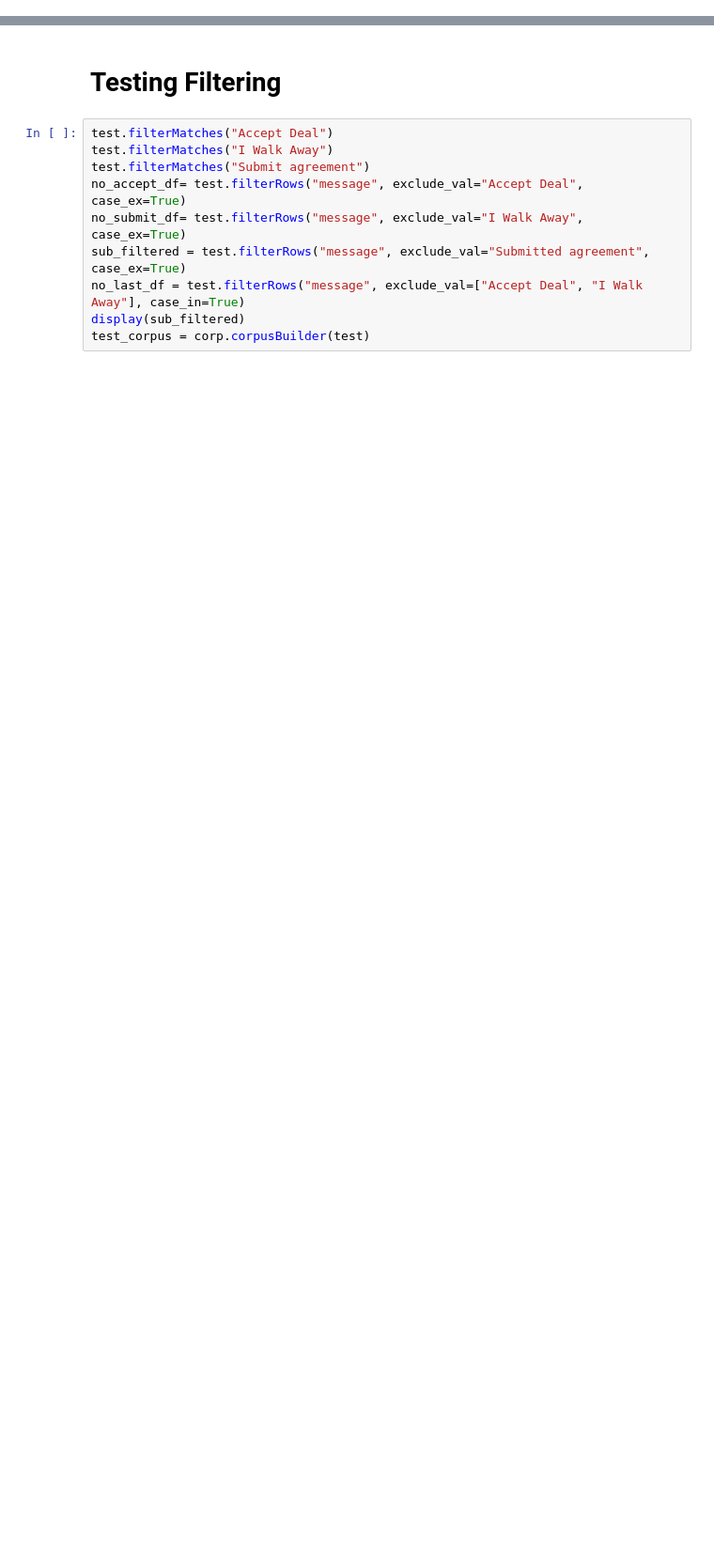
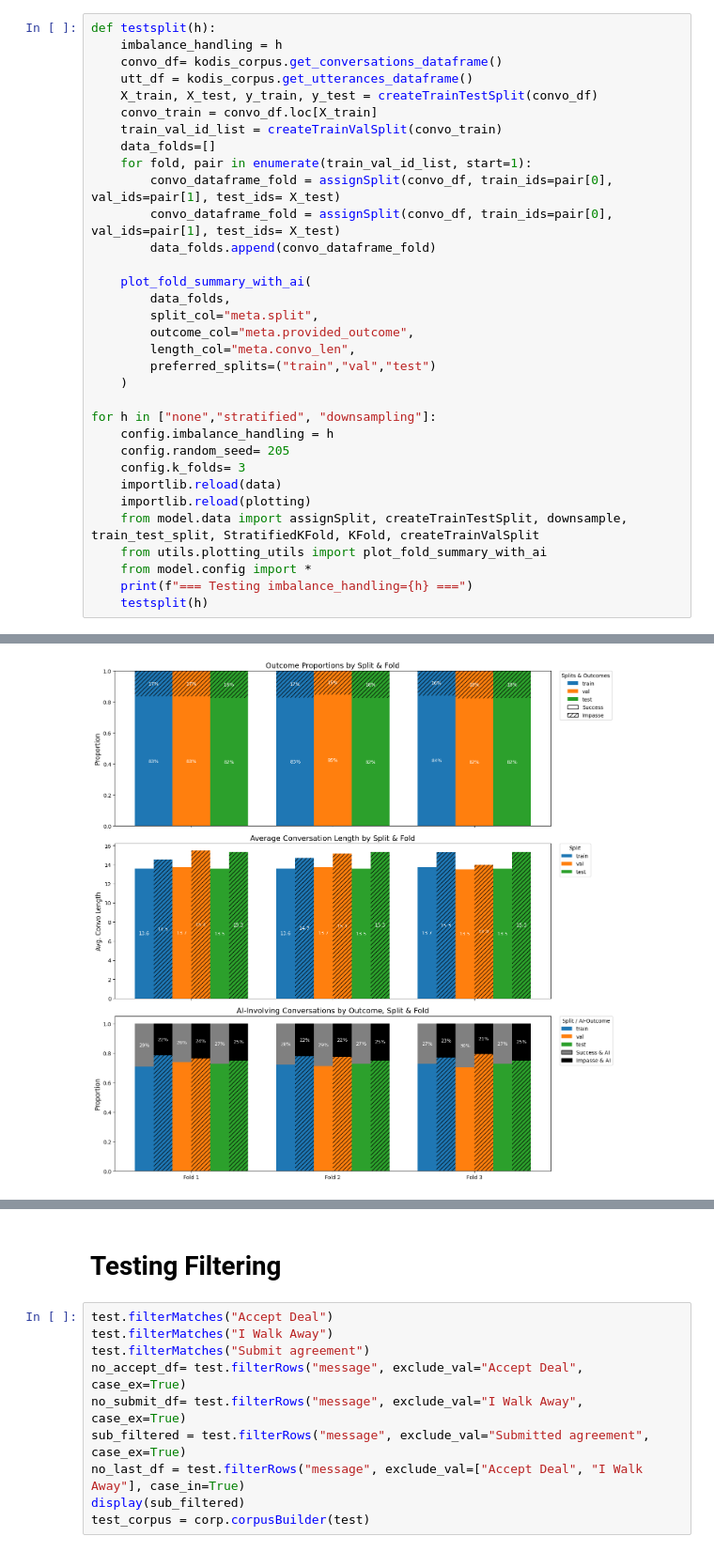
Before and after one commit to mishkin101/CRAFT_Disputes, a Jupyter notebook: src/notebooks/fine-tuning_testing.ipynb, the cells around one changed output, grey strips where cells are left out. Shown at 94% size. Drawn from its saved outputs; the diff is of its cells as text; blank space fills up the shorter version.

```diff
--- a/src/notebooks/fine-tuning_testing.ipynb
+++ b/src/notebooks/fine-tuning_testing.ipynb
@@ -29,0 +121,34 @@ FileNotFoundError: [Errno 2] No such file or directory: '/Users/mishkin/Desktop/
+# %%
+def testsplit(h):
+    imbalance_handling = h
+    convo_df= kodis_corpus.get_conversations_dataframe()
+    utt_df = kodis_corpus.get_utterances_dataframe()
+    X_train, X_test, y_train, y_test = createTrainTestSplit(convo_df)
+    convo_train = convo_df.loc[X_train]
+    train_val_id_list = createTrainValSplit(convo_train)
+    data_folds=[]
+    for fold, pair in enumerate(train_val_id_list, start=1):
+        convo_dataframe_fold = assignSplit(convo_df, train_ids=pair[0], val_ids=pair[1], test_ids= X_test)
+        convo_dataframe_fold = assignSplit(convo_df, train_ids=pair[0], val_ids=pair[1], test_ids= X_test)
+        data_folds.append(convo_dataframe_fold)
+
+    plot_fold_summary_with_ai(
+        data_folds,
+        split_col="meta.split",
+        outcome_col="meta.provided_outcome",
+        length_col="meta.convo_len",
+        preferred_splits=("train","val","test")
+    )
+
+for h in ["none","stratified", "downsampling"]:
+    config.imbalance_handling = h
+    config.random_seed= 205
+    config.k_folds= 3
+    importlib.reload(data)
+    importlib.reload(plotting)
+    from model.data import assignSplit, createTrainTestSplit, downsample, train_test_split, StratifiedKFold, KFold, createTrainValSplit
+    from utils.plotting_utils import plot_fold_summary_with_ai
+    from model.config import *
+    print(f"=== Testing imbalance_handling={h} ===")
+    testsplit(h)
+# %% [output]
@@ -29,0 +156 @@ FileNotFoundError: [Errno 2] No such file or directory: '/Users/mishkin/Desktop/
+[figure, added]
```
Also changed, not shown: parts of 22 cells of this notebook, 10 other files.
